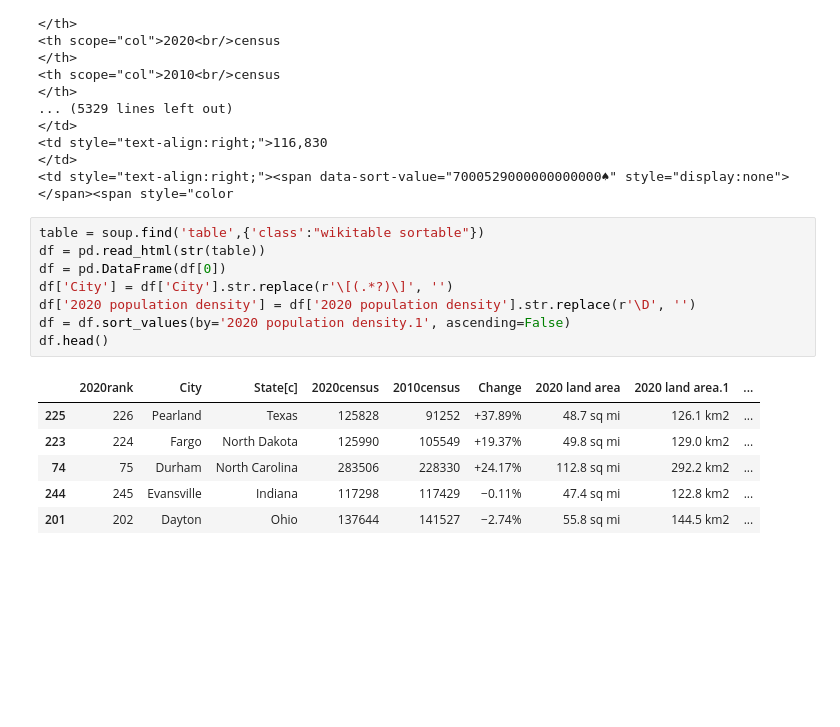
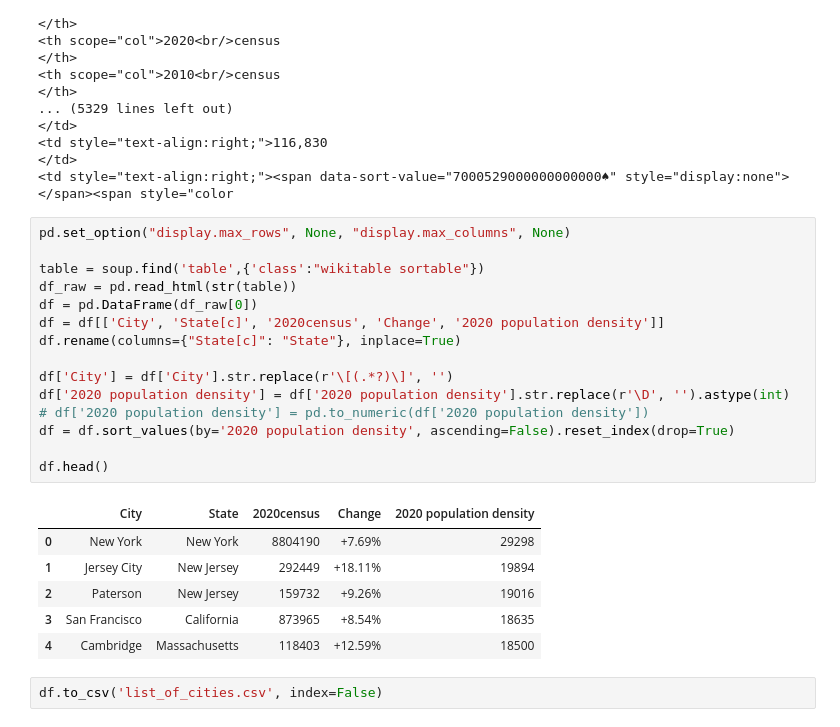
Before and after one commit to amarmeena/places-to-live-scraper, a Jupyter notebook: wiki_scraper.ipynb, the cells around one changed output. Cells and saved outputs as stored; diff of their text form; blank space fills up the shorter version.

```diff
--- a/wiki_scraper.ipynb
+++ b/wiki_scraper.ipynb
@@ -31,17 +31,26 @@ soup.find('table',{'class':"wikitable sortable"})
 </td>
 <td style="text-align:right;"><span data-sort-value="7000529000000000000♠" style="display:none"></span><span style="color
 # %%
+pd.set_option("display.max_rows", None, "display.max_columns", None)
+
 table = soup.find('table',{'class':"wikitable sortable"})
-df = pd.read_html(str(table))
-df = pd.DataFrame(df[0])
+df_raw = pd.read_html(str(table))
+df = pd.DataFrame(df_raw[0])
+df = df[['City', 'State[c]', '2020census', 'Change', '2020 population density']]
+df.rename(columns={"State[c]": "State"}, inplace=True)
+
 df['City'] = df['City'].str.replace(r'\[(.*?)\]', '')
-df['2020 population density'] = df['2020 population density'].str.replace(r'\D', '')
-df = df.sort_values(by='2020 population density.1', ascending=False)
+df['2020 population density'] = df['2020 population density'].str.replace(r'\D', '').astype(int)
+# df['2020 population density'] = pd.to_numeric(df['2020 population density'])
+df = df.sort_values(by='2020 population density', ascending=False).reset_index(drop=True)
+
 df.head()
 # %% [output]
-|  | 2020rank | City | State[c] | 2020census | 2010census | Change | 2020 land area | 2020 land area.1 | ... |
-| 225 | 226 | Pearland | Texas | 125828 | 91252 | +37.89% | 48.7 sq mi | 126.1 km2 | ... |
-| 223 | 224 | Fargo | North Dakota | 125990 | 105549 | +19.37% | 49.8 sq mi | 129.0 km2 | ... |
-| 74 | 75 | Durham | North Carolina | 283506 | 228330 | +24.17% | 112.8 sq mi | 292.2 km2 | ... |
-| 244 | 245 | Evansville | Indiana | 117298 | 117429 | −0.11% | 47.4 sq mi | 122.8 km2 | ... |
-| 201 | 202 | Dayton | Ohio | 137644 | 141527 | −2.74% | 55.8 sq mi | 144.5 km2 | ... |
+|  | City | State | 2020census | Change | 2020 population density |
+| 0 | New York | New York | 8804190 | +7.69% | 29298 |
+| 1 | Jersey City | New Jersey | 292449 | +18.11% | 19894 |
+| 2 | Paterson | New Jersey | 159732 | +9.26% | 19016 |
+| 3 | San Francisco | California | 873965 | +8.54% | 18635 |
+| 4 | Cambridge | Massachusetts | 118403 | +12.59% | 18500 |
+# %%
+df.to_csv('list_of_cities.csv', index=False)
```
